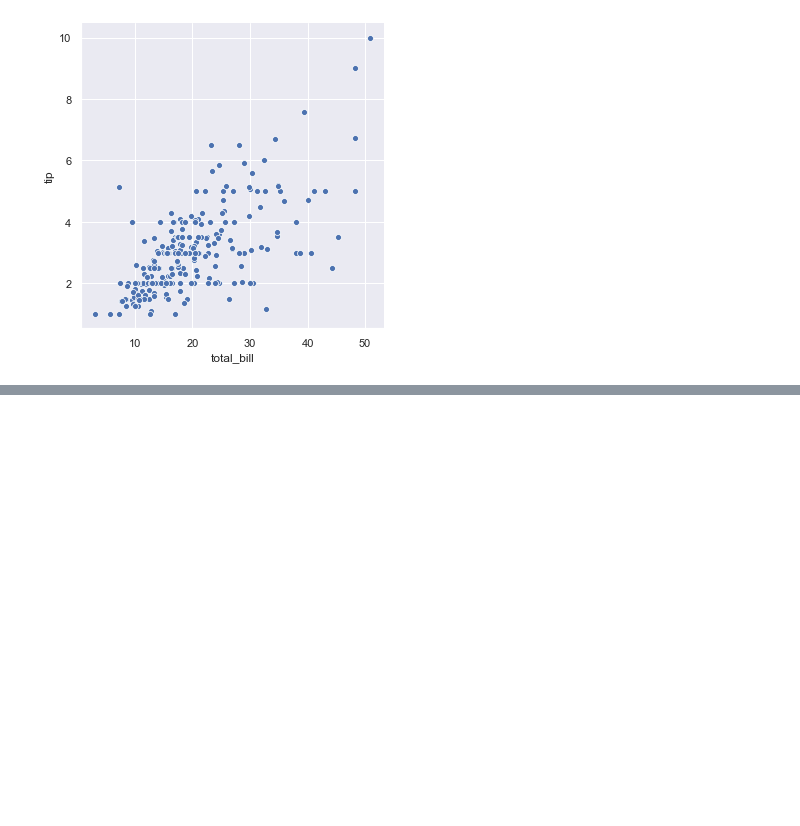
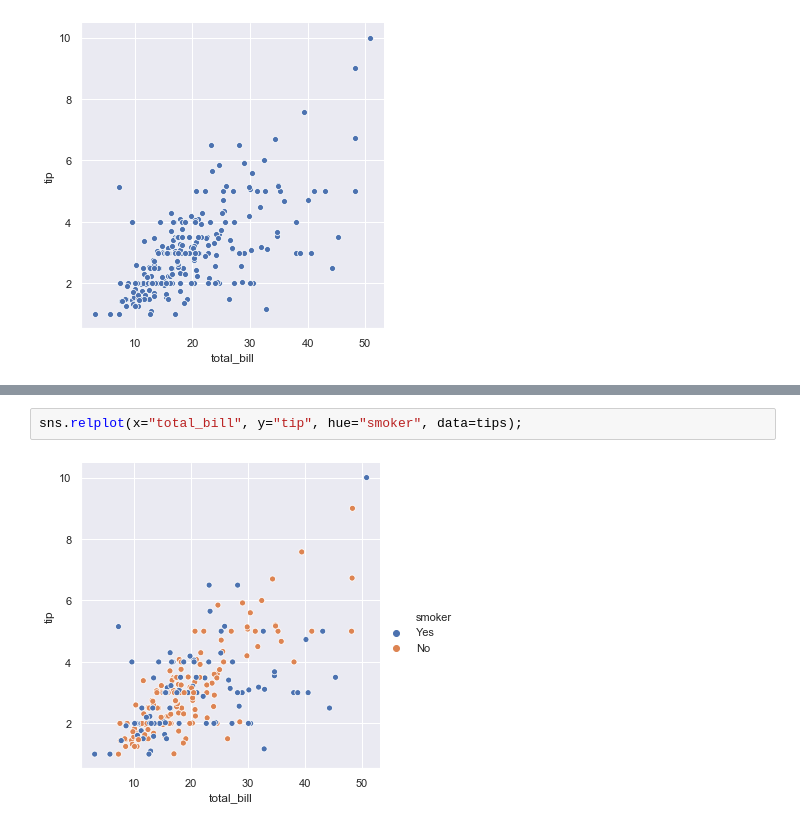
Before and after one commit to oprinceisaac/Fundamentals-DA-Assignment, a Jupyter notebook: Fundamentals-DA-Assignment.ipynb, the cells around one changed output, grey strips where cells are left out. Saved outputs shown, nothing was run; the diff lists cells and outputs as text; blank space fills up the shorter version.

```diff
--- a/Fundamentals-DA-Assignment.ipynb
+++ b/Fundamentals-DA-Assignment.ipynb
@@ -15,0 +26,4 @@ sns.relplot(x="total_bill", y="tip", data=tips);
+# %%
+sns.relplot(x="total_bill", y="tip", hue="smoker", data=tips);
+# %% [output]
+[figure, added]
```
Also changed, not shown: parts of 3 cells of this notebook.
